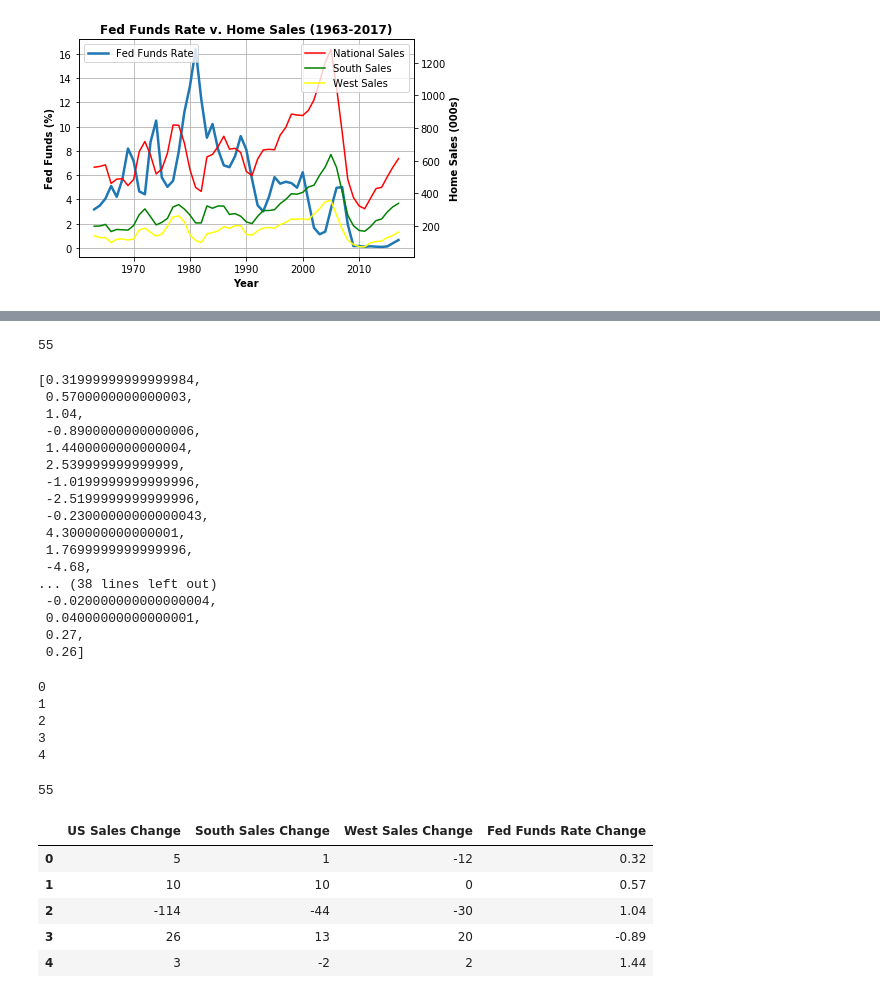
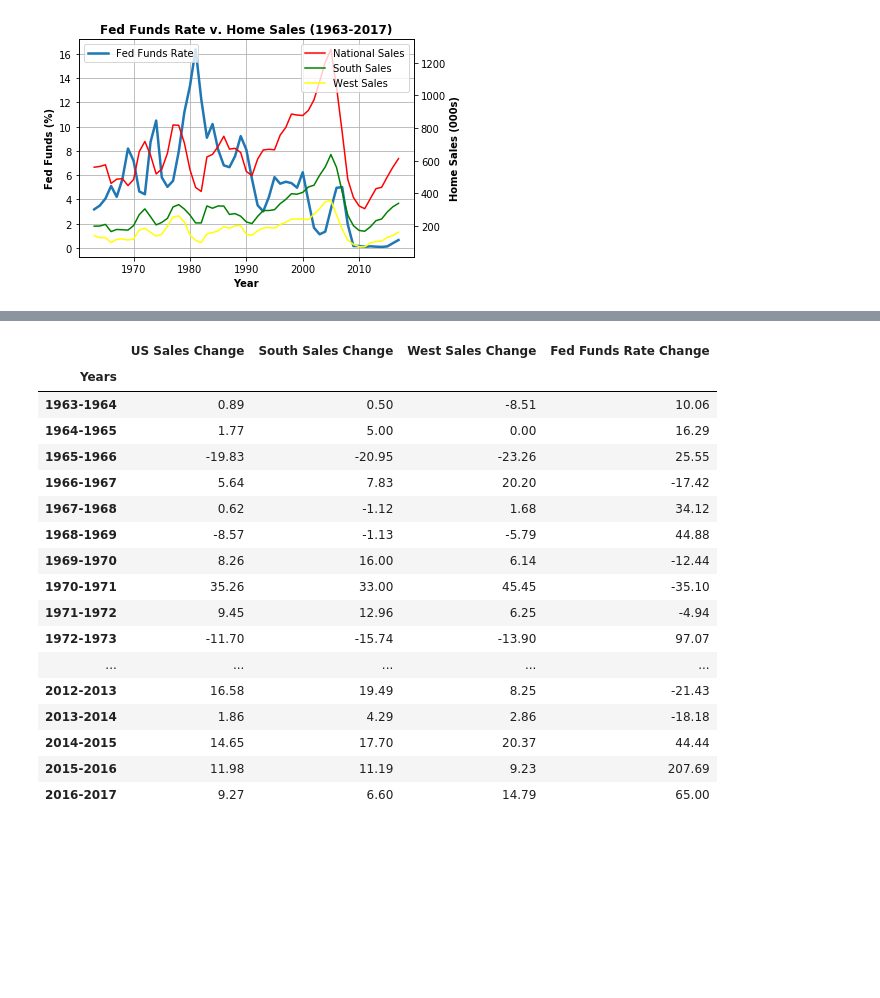
Before and after one commit to CarlosCocuy/ProjectRepo, a Jupyter notebook: fed_funds_analysis.ipynb, the cells around one changed output, grey strips where cells are left out. Saved outputs shown, nothing was run; the diff lists cells and outputs as text; code cells hidden in the pictures; blank space fills up the shorter version.

```diff
--- a/fed_funds_analysis.ipynb
+++ b/fed_funds_analysis.ipynb
@@ -81,7 +77,3 @@ sales_fed_funds_df["United States"][32] - sales_fed_funds_df["United States"][31
-# %%
-len(sales_fed_funds_df)
-# %% [output]
-55
 # %%
 us_sales_chng = []
 south_sales_chng = []
@@ -89,55 +81,42 @@ west_sales_chng = []
 fed_funds_chng = []
 #counter=0
 for counter in range(len(sales_fed_funds_df)-1):
-    us_sales_chng.append(sales_fed_funds_df["United States"][counter+1] - sales_fed_funds_df["United States"][counter])
-    south_sales_chng.append(sales_fed_funds_df["South"][counter+1] - sales_fed_funds_df["South"][counter])
-    west_sales_chng.append(sales_fed_funds_df["West"][counter+1] - sales_fed_funds_df["West"][counter])
-    fed_funds_chng.append(sales_fed_funds_df["Fed Funds Rate"][counter+1] - sales_fed_funds_df["Fed Funds Rate"][counter])
+    us_sales_chng.append(round((sales_fed_funds_df["United States"][counter+1] / sales_fed_funds_df["United States"][counter]-1)*100,2) )
+    south_sales_chng.append(round((sales_fed_funds_df["South"][counter+1] / sales_fed_funds_df["South"][counter]-1)*100,2) )
+    west_sales_chng.append(round((sales_fed_funds_df["West"][counter+1] / sales_fed_funds_df["West"][counter]-1)*100,2) )
+    fed_funds_chng.append(round((sales_fed_funds_df["Fed Funds Rate"][counter+1] / sales_fed_funds_df["Fed Funds Rate"][counter]-1)*100,2) )
     counter+=1
 #us_sales_chng
 #south_sales_chng
-fed_funds_chng
+#fed_funds_chng
-# %% [output]
-[0.31999999999999984,
- 0.5700000000000003,
- 1.04,
- -0.8900000000000006,
- 1.4400000000000004,
- 2.539999999999999,
- -1.0199999999999996,
- -2.5199999999999996,
- -0.23000000000000043,
- 4.300000000000001,
- 1.7699999999999996,
- -4.68,
-... (38 lines left out)
- -0.020000000000000004,
- 0.04000000000000001,
- 0.27,
- 0.26]
-# %%
-for x in range(5):
-    print(x)
-# %% [output]
-0
-1
-2
-3
-4
-# %%
-sales_fed_funds_df.shape[0]
-# %% [output]
-55
+# %%
+year_sub = []
+for i in range (len(sales_df)-1):
+    year_sub.append(str(sales_df['Year'][i])+ '-' + str(sales_df['Year'][i+1]))
+#year_sub
 # %%
-change_df = pd.DataFrame({"US Sales Change":us_sales_chng,
+change_df = pd.DataFrame({"Years": year_sub,
+                          "US Sales Change":us_sales_chng,
                           "South Sales Change":south_sales_chng,
                           "West Sales Change":west_sales_chng,
                           "Fed Funds Rate Change":fed_funds_chng})
-change_df.head()
+change_df.set_index('Years')
 # %% [output]
 |  | US Sales Change | South Sales Change | West Sales Change | Fed Funds Rate Change |
-| 0 | 5 | 1 | -12 | 0.32 |
-| 1 | 10 | 10 | 0 | 0.57 |
-| 2 | -114 | -44 | -30 | 1.04 |
-| 3 | 26 | 13 | 20 | -0.89 |
-| 4 | 3 | -2 | 2 | 1.44 |
+| Years |  |  |  |  |
+| 1963-1964 | 0.89 | 0.50 | -8.51 | 10.06 |
+| 1964-1965 | 1.77 | 5.00 | 0.00 | 16.29 |
+| 1965-1966 | -19.83 | -20.95 | -23.26 | 25.55 |
+| 1966-1967 | 5.64 | 7.83 | 20.20 | -17.42 |
+| 1967-1968 | 0.62 | -1.12 | 1.68 | 34.12 |
+| 1968-1969 | -8.57 | -1.13 | -5.79 | 44.88 |
+| 1969-1970 | 8.26 | 16.00 | 6.14 | -12.44 |
+| 1970-1971 | 35.26 | 33.00 | 45.45 | -35.10 |
+| 1971-1972 | 9.45 | 12.96 | 6.25 | -4.94 |
+| 1972-1973 | -11.70 | -15.74 | -13.90 | 97.07 |
+| ... | ... | ... | ... | ... |
+| 2012-2013 | 16.58 | 19.49 | 8.25 | -21.43 |
+| 2013-2014 | 1.86 | 4.29 | 2.86 | -18.18 |
+| 2014-2015 | 14.65 | 17.70 | 20.37 | 44.44 |
+| 2015-2016 | 11.98 | 11.19 | 9.23 | 207.69 |
+| 2016-2017 | 9.27 | 6.60 | 14.79 | 65.00 |
```
Also changed, not shown: parts of 1 cell of this notebook.
